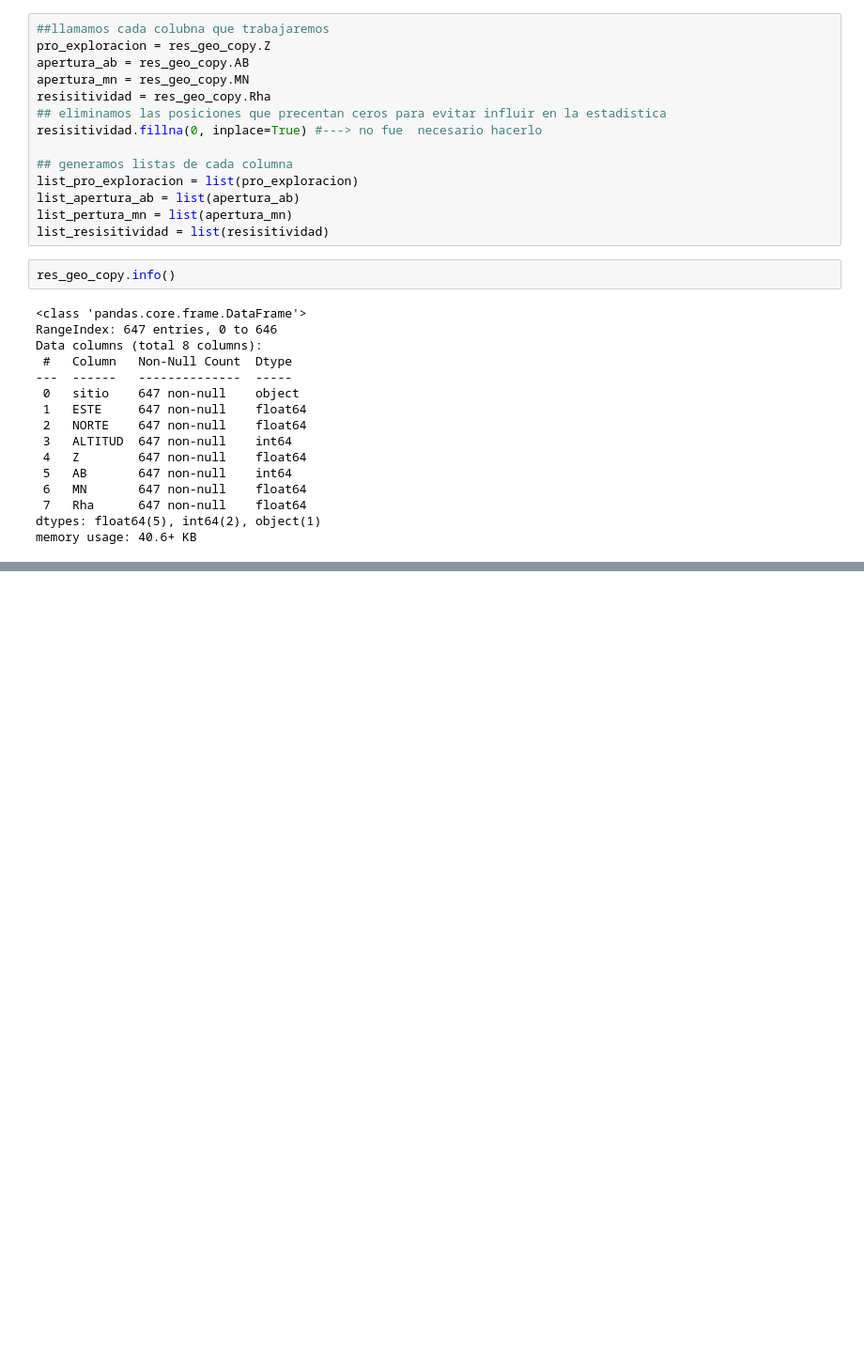
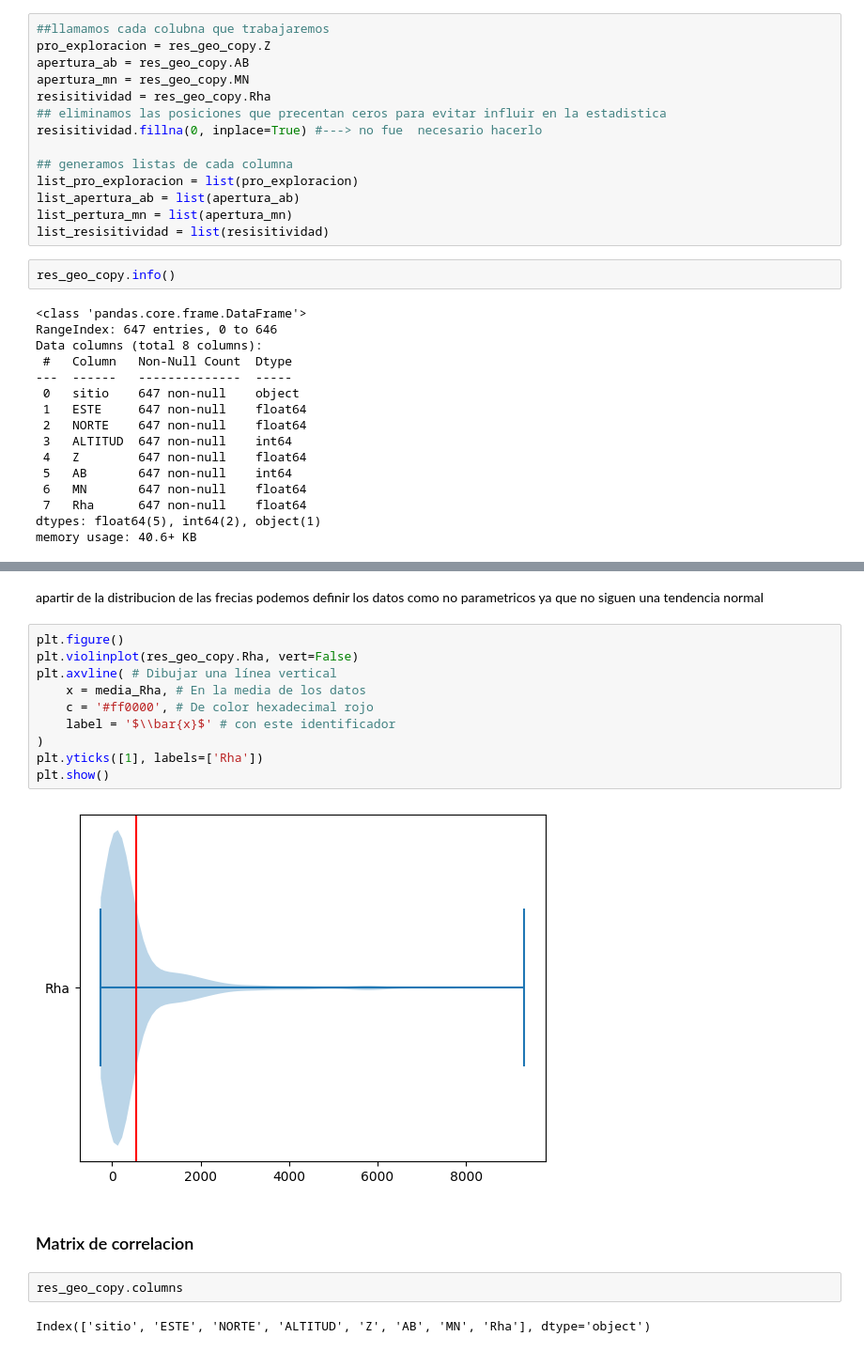
Before and after one commit to JuanJT117/Clase-de-aprendizaje-automatico, a Jupyter notebook: Tareas/Tarea_Aprendizaje_Automatico.ipynb, the cells around one changed output, grey strips where cells are left out. Shown: that part at 94% size. Saved outputs shown, nothing was run; the diff lists cells and outputs as text; blank space fills up the shorter version.

```diff
--- a/Tareas/Tarea_Aprendizaje_Automatico.ipynb
+++ b/Tareas/Tarea_Aprendizaje_Automatico.ipynb
@@ -326,0 +386,20 @@ res_geo_copy.describe()
+# %% [markdown]
+apartir de la distribucion de las frecias podemos definir los datos como no parametricos ya que no siguen una tendencia normal
+# %%
+plt.figure()
+plt.violinplot(res_geo_copy.Rha, vert=False)
+plt.axvline( # Dibujar una línea vertical
+    x = media_Rha, # En la media de los datos
+    c = '#ff0000', # De color hexadecimal rojo
+    label = '$\\bar{x}$' # con este identificador
+)
+plt.yticks([1], labels=['Rha'])
+plt.show()
+# %% [output]
+[figure, added]
+# %% [markdown]
+### Matrix de correlacion
+# %%
+res_geo_copy.columns
+# %% [output]
+Index(['sitio', 'ESTE', 'NORTE', 'ALTITUD', 'Z', 'AB', 'MN', 'Rha'], dtype='object')
```
Also changed, not shown: parts of 25 cells of this notebook, 5 other files.
